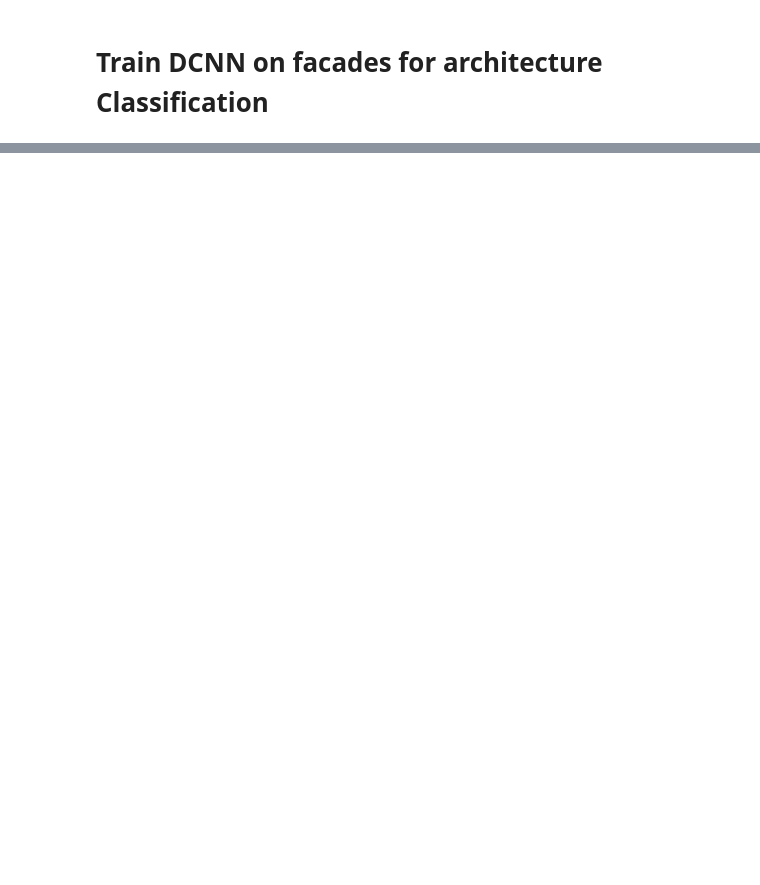
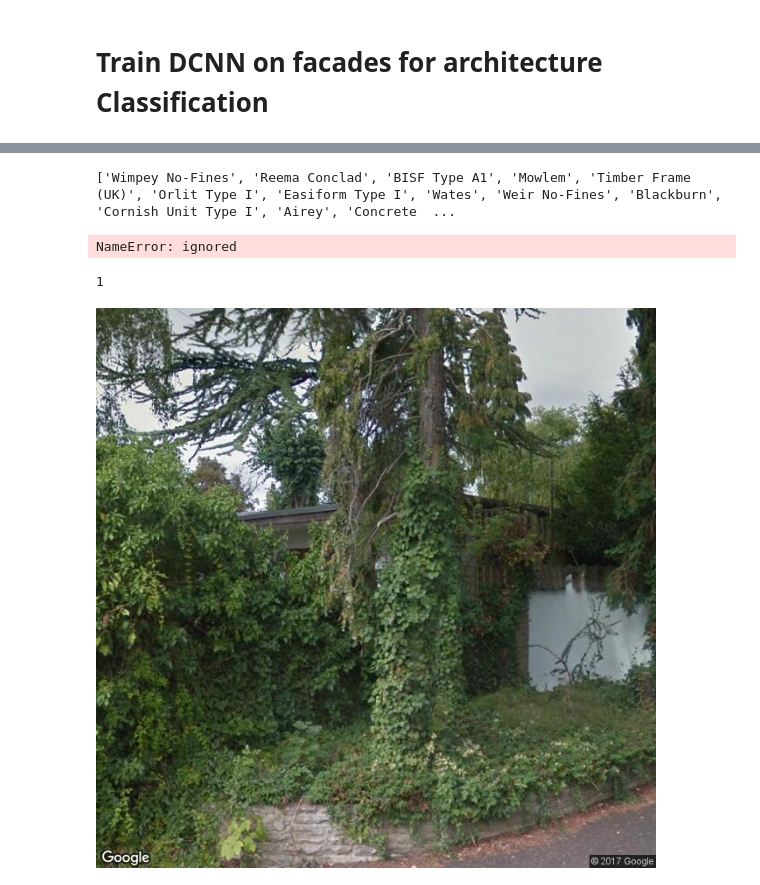
Before and after one commit to graceebc9/Arch_Class, a Jupyter notebook: train_svi.ipynb, the cells around one changed output, grey strips where cells are left out. Cells and saved outputs as stored; diff of their text form; code cells hidden in the pictures; blank space fills up the shorter version.

Commit message:
predict step working for raw svi data

```diff
--- a/train_svi.ipynb
+++ b/train_svi.ipynb
@@ -674,0 +848,5 @@ Find logs at: ./wandb/run-20230316_163756-z8582b42/logs
+# %%
+test_dm = MyDataModule('/content/gdrive/MyDrive/Non_Trads_FOI/data/full_svi/sandbox_images', batch_size = 64, pred_only = 'true')
+# %% [output]
+['Wimpey No-Fines', 'Reema Conclad', 'BISF Type A1', 'Mowlem', 'Timber Frame (UK)', 'Orlit Type I', 'Easiform Type I', 'Wates', 'Weir No-Fines', 'Blackburn', 'Cornish Unit Type I', 'Airey', 'Concrete  ...
+NameError: ignored
@@ -674,0 +857,4 @@ Find logs at: ./wandb/run-20230316_163756-z8582b42/logs
+# %%
+len(test_dataloader)
+# %% [output]
+1
@@ -675,3 +877,9 @@ Find logs at: ./wandb/run-20230316_163756-z8582b42/logs
+# %%
+from PIL import Image
+f = '/content/gdrive/MyDrive/Non_Trads_FOI/data/cambridge_svi/cambridge1/0001000010181876_WMZdFfWA0C4ntRtBS5iYTw.jpg'
+Image.open(f)
+# %% [output]
+[figure, added]
 # %%
 # if model_out_path is not None:
 #   torch.save(model.state_dict(), model_out_path)
```
Also changed, not shown: parts of 61 cells of this notebook.
